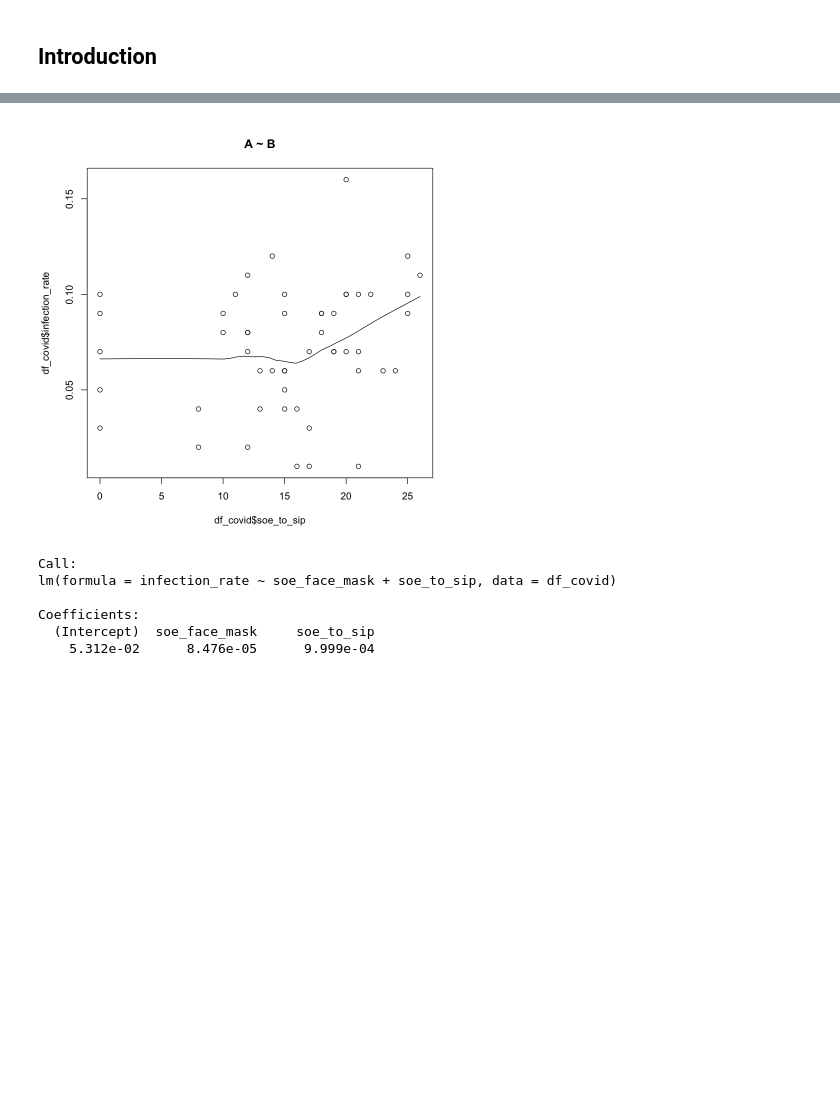
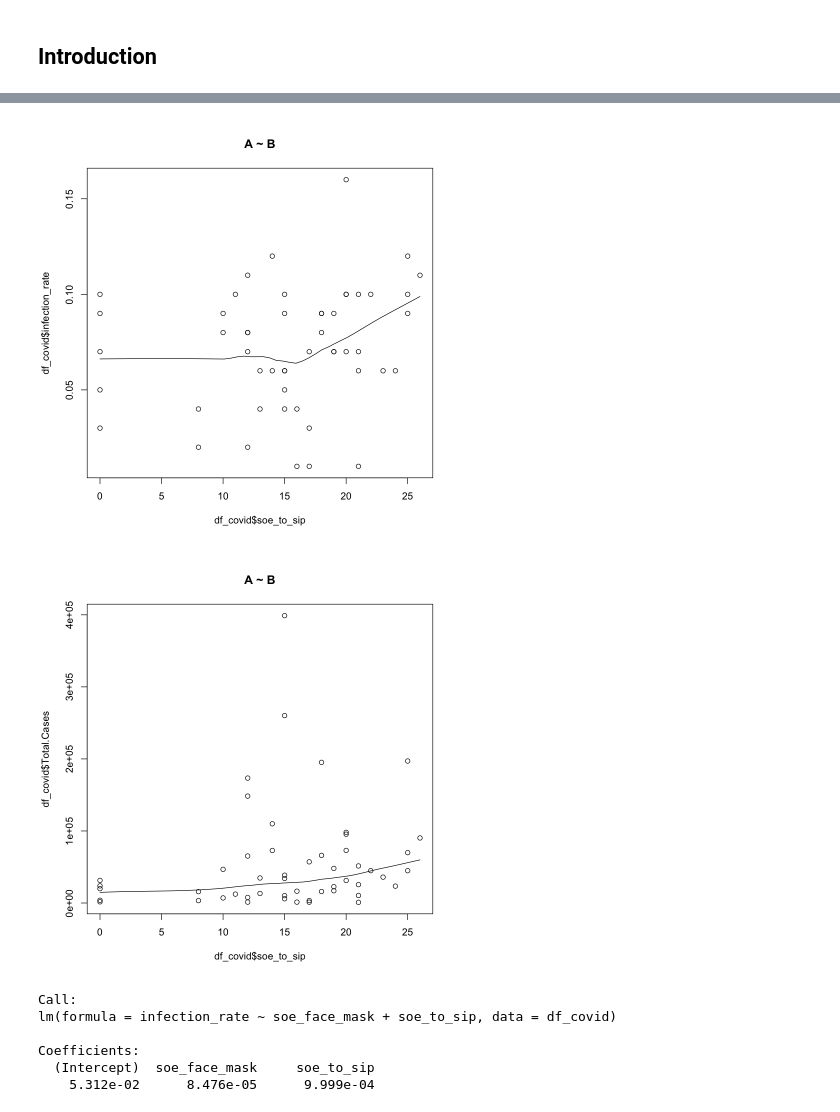
Before and after one commit to mfan86/mids-w203, a Jupyter notebook: lab3/draft_lab3_covid.ipynb, the cells around one changed output, grey strips where cells are left out. Saved outputs shown, nothing was run; the diff lists cells and outputs as text; code cells hidden in the pictures; blank space fills up the shorter version.

```diff
--- a/lab3/draft_lab3_covid.ipynb
+++ b/lab3/draft_lab3_covid.ipynb
@@ -141,7 +141,10 @@ ggpairs(df_covid[,c('infection_rate','party2016','soe_to_sip')],cardinality_thre
 # %%
 scatter.smooth(x=df_covid$soe_to_sip, y=df_covid$infection_rate, main="A ~ B")  # scatterplot
+
+scatter.smooth(x=df_covid$soe_to_sip, y=df_covid$Total.Cases, main="A ~ B")  # scatterplot
 # %% [output]
 [figure]
+[figure, added]
 # %%
 linearMod <- lm(infection_rate ~ soe_face_mask + soe_to_sip, data=df_covid)  # build linear regression model on full data
 print(linearMod)
```
Also changed, not shown: parts of 2 cells of this notebook.
